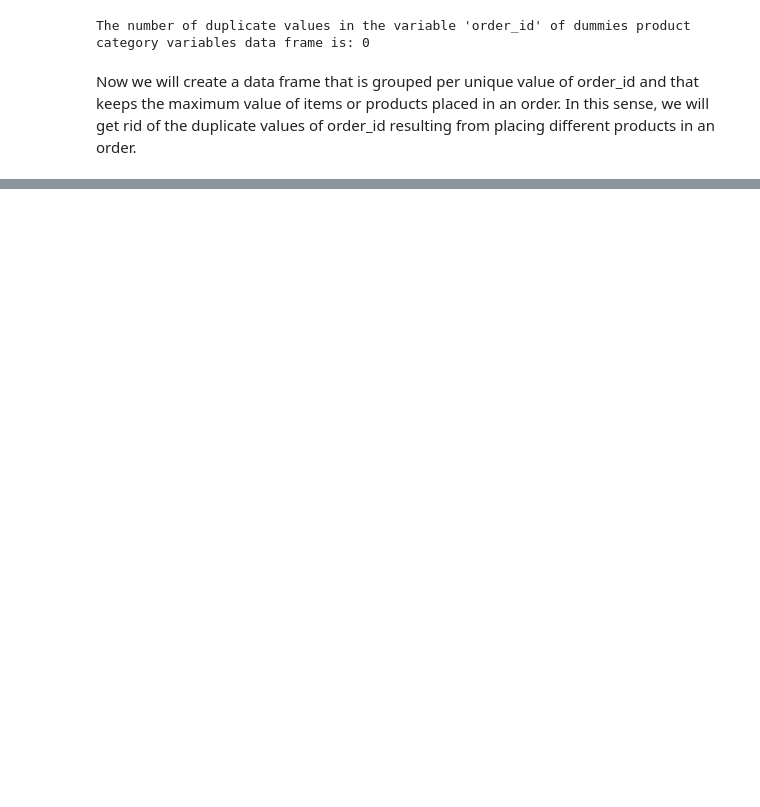
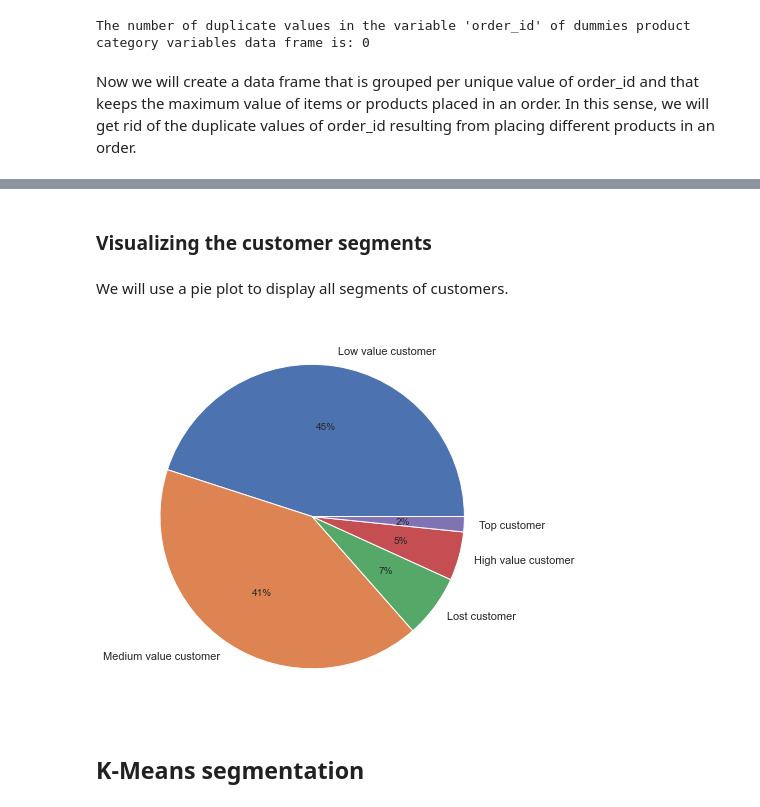
Before and after one commit to MariaDBPerez/clients_segmentation, a Jupyter notebook: project_5.ipynb, the cells around one changed output, grey strips where cells are left out. Drawn from its saved outputs; the diff is of its cells as text; code cells hidden in the pictures; blank space fills up the shorter version.

Commit message:
K-means segmentation

```diff
--- a/project_5.ipynb
+++ b/project_5.ipynb
@@ -809,0 +877,7 @@ To compute the **Recency**, we will compute the number of days that has been sin
+# %%
+ # normalizing the rank of the customers
+rfm_df['R_rank_norm'] = (rfm_df['R_rank']/rfm_df['R_rank'].max())
+rfm_df['F_rank_norm'] = (rfm_df['F_rank']/rfm_df['F_rank'].max())
+rfm_df['M_rank_norm'] = (rfm_df['F_rank']/rfm_df['M_rank'].max())
+
+rfm_df.head()
@@ -809,0 +913,5 @@ To compute the **Recency**, we will compute the number of days that has been sin
+# %%
+rfm_df['RFM_Score'] = 40*rfm_df['R_rank_norm'] + 40*rfm_df['F_rank_norm'] + 20*rfm_df['M_rank_norm']
+rfm_df['RFM_Score'] *= 0.05
+rfm_df = rfm_df.round(0)
+rfm_df.head()
@@ -809,0 +925,3 @@ To compute the **Recency**, we will compute the number of days that has been sin
+# %%
+rfm_df = rfm_df.drop(columns=['R_rank', 'F_rank', 'M_rank', 'R_rank_norm', 'F_rank_norm', 'M_rank_norm'])
+rfm_df.describe()
@@ -809,0 +938,6 @@ To compute the **Recency**, we will compute the number of days that has been sin
+# %%
+rfm_df["Customer_segment"] = np.where(rfm_df['RFM_Score'] == 5, "Top customer",
+                            (np.where(rfm_df['RFM_Score'] == 4, "High value customer",
+                            (np.where(rfm_df['RFM_Score'] == 3, "Medium value customer",
+                             np.where(rfm_df['RFM_Score'] > 1.5, 'Low value customer', 'Lost customer'))))))
+rfm_df.head()
@@ -809,0 +957,12 @@ To compute the **Recency**, we will compute the number of days that has been sin
+# %% [markdown]
+### Visualizing the customer segments
+# %% [markdown]
+We will use a pie plot to display all segments of customers.
+# %%
+plt.subplots(figsize=(7,7))
+plt.pie(rfm_df.Customer_segment.value_counts(), labels=rfm_df.Customer_segment.value_counts().index, autopct='%.0f%%')
+plt.show()
+# %% [output]
+[figure, added]
+# %% [markdown]
+## K-Means segmentation
```
Also changed, not shown: parts of 63 cells of this notebook.
